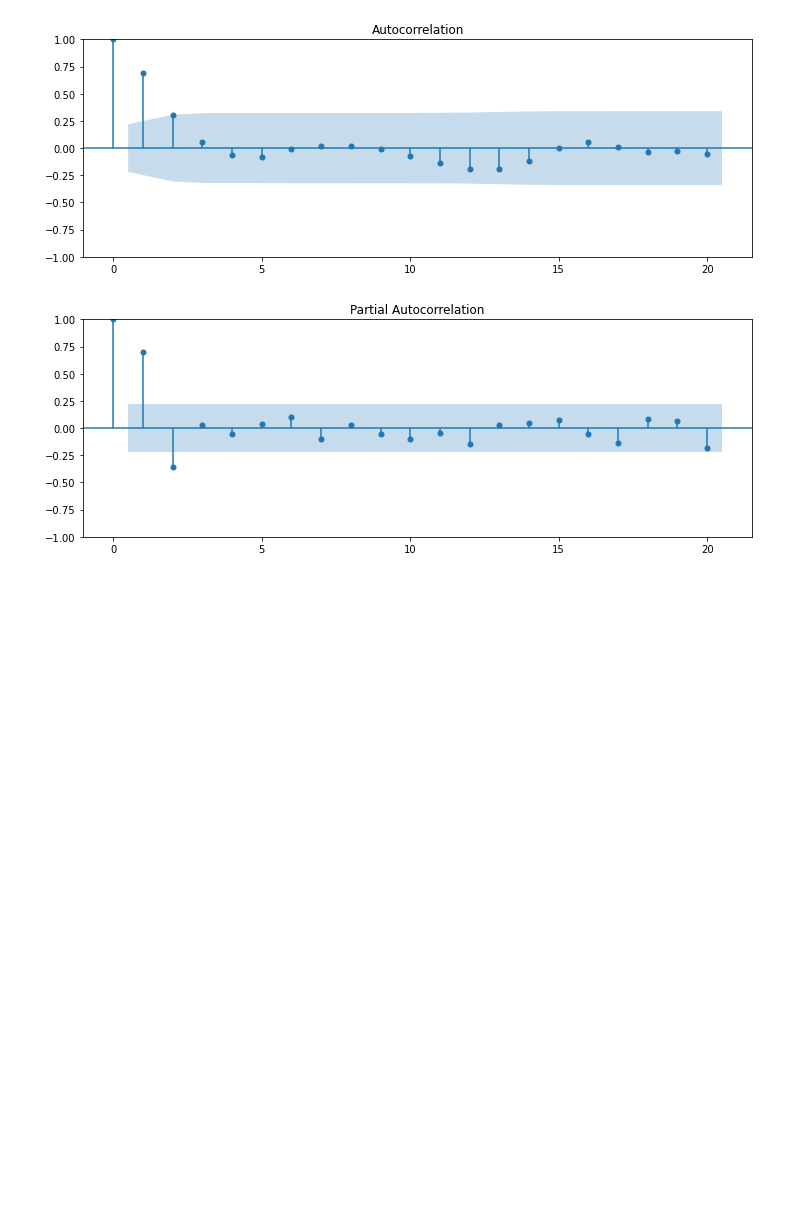
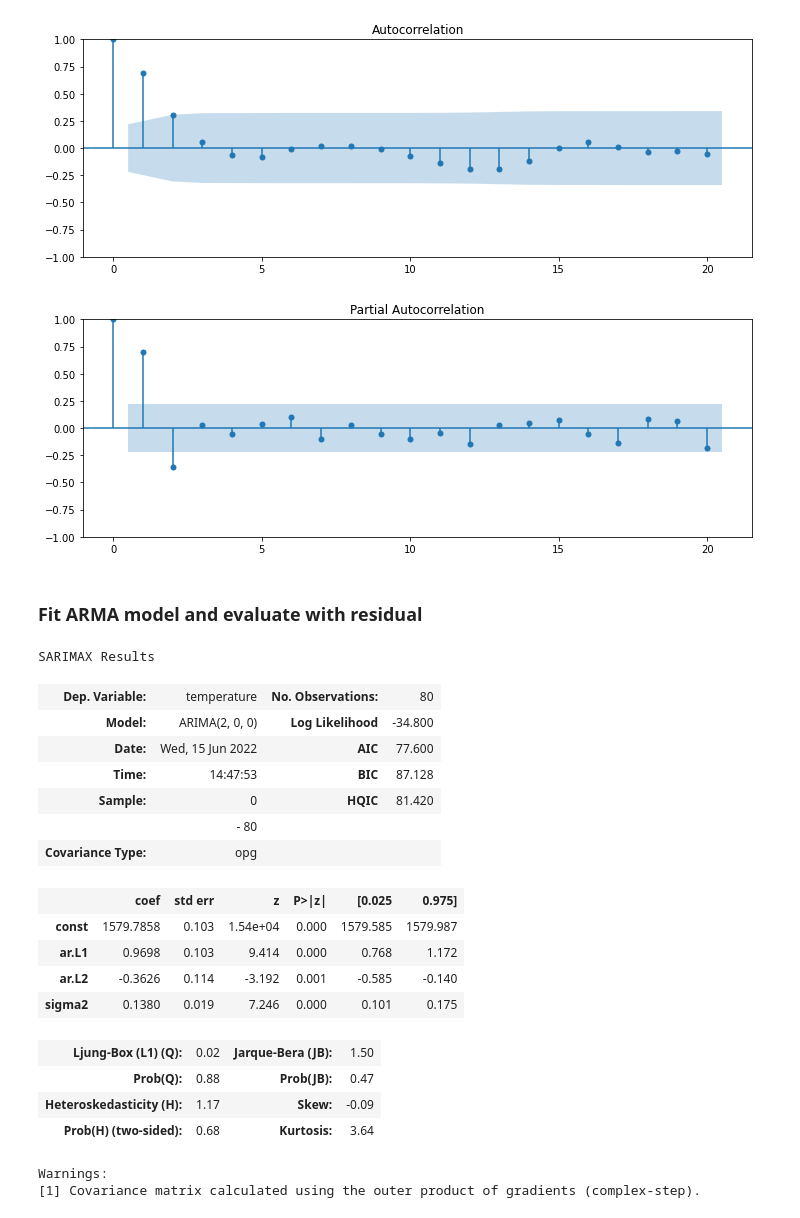
Before and after one commit to tadatoshi/time_series_plot_auto_analysis, a Jupyter notebook: notebooks/ceramic_furnace.ipynb, the cells around one changed output. Drawn from its saved outputs; the diff is of its cells as text; code cells hidden in the pictures; blank space fills up the shorter version.

```diff
--- a/notebooks/ceramic_furnace.ipynb
+++ b/notebooks/ceramic_furnace.ipynb
@@ -147,3 +148,31 @@ ax = fig.add_subplot()
 _ = sm.graphics.tsa.plot_pacf(df, lags=20, ax=ax).savefig("../plots/ceramic_furnace_pacf.png")
 # %% [output]
 [figure]
+# %% [markdown]
+### Fit ARMA model and evaluate with residual
+# %%
+ariima_model = ARIMA(df, order=(2, 0, 0))
+# %%
+arima_result = ariima_model.fit()
+# %%
+arima_result.summary()
+# %% [output]
+SARIMAX Results
+| Dep. Variable: | temperature | No. Observations: | 80 |
+| Model: | ARIMA(2, 0, 0) | Log Likelihood | -34.800 |
+| Date: | Wed, 15 Jun 2022 | AIC | 77.600 |
+| Time: | 14:47:53 | BIC | 87.128 |
+| Sample: | 0 | HQIC | 81.420 |
+|  | - 80 |  |  |
+| Covariance Type: | opg |  |  |
+|  | coef | std err | z | P>|z| | [0.025 | 0.975] |
+| const | 1579.7858 | 0.103 | 1.54e+04 | 0.000 | 1579.585 | 1579.987 |
+| ar.L1 | 0.9698 | 0.103 | 9.414 | 0.000 | 0.768 | 1.172 |
+| ar.L2 | -0.3626 | 0.114 | -3.192 | 0.001 | -0.585 | -0.140 |
+| sigma2 | 0.1380 | 0.019 | 7.246 | 0.000 | 0.101 | 0.175 |
+| Ljung-Box (L1) (Q): | 0.02 | Jarque-Bera (JB): | 1.50 |
+| Prob(Q): | 0.88 | Prob(JB): | 0.47 |
+| Heteroskedasticity (H): | 1.17 | Skew: | -0.09 |
+| Prob(H) (two-sided): | 0.68 | Kurtosis: | 3.64 |
+Warnings:
+[1] Covariance matrix calculated using the outer product of gradients (complex-step).
```
Also changed, not shown: parts of 15 cells of this notebook.
